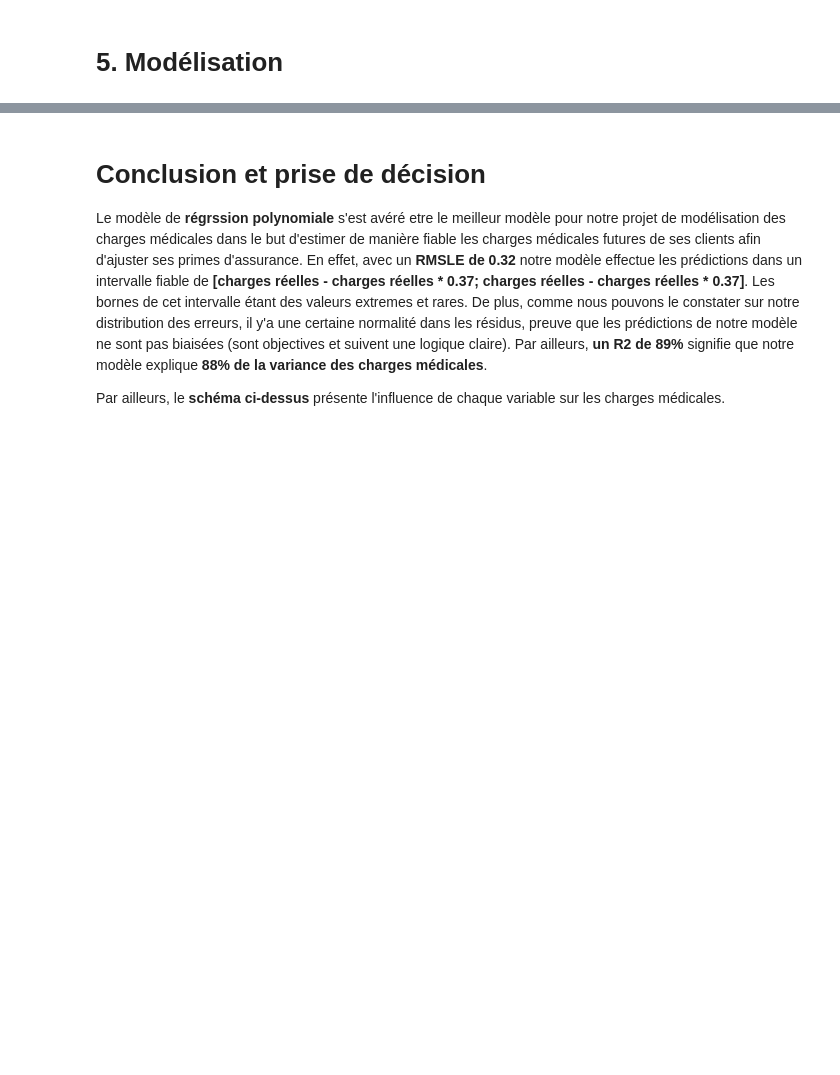
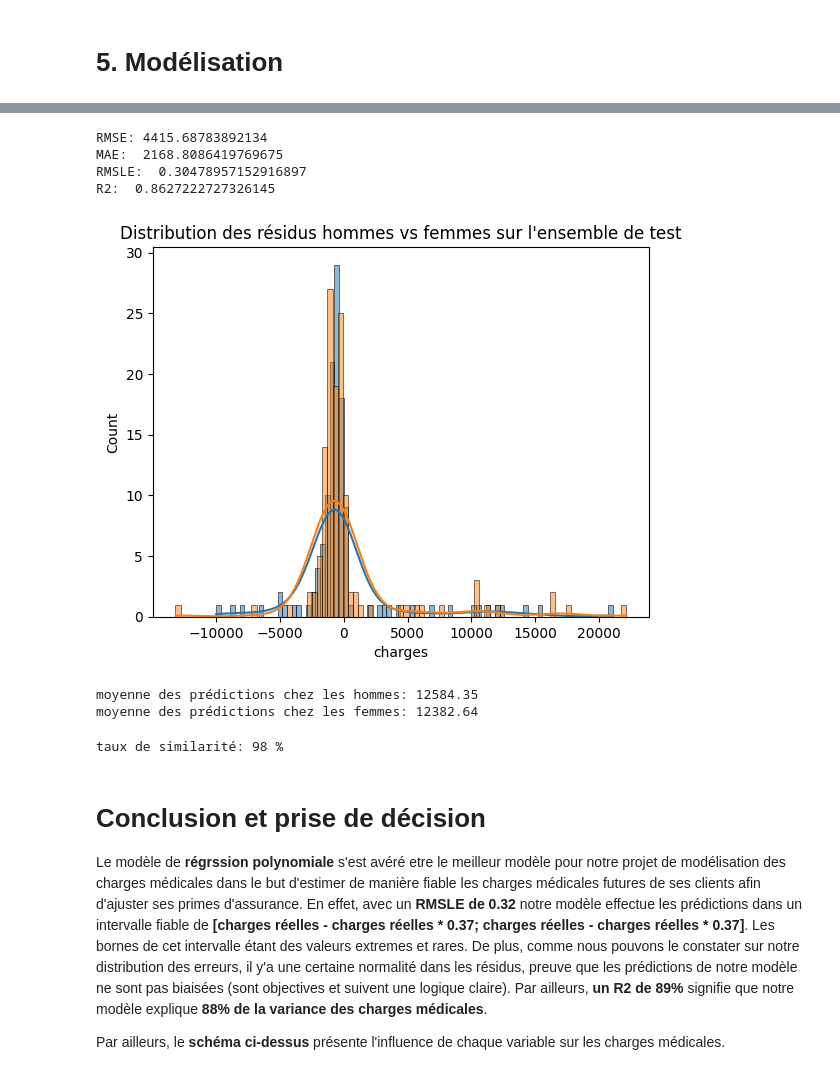
Before and after one commit to StephaneBella/MedicalExpensesEstimation, a Jupyter notebook: notebooks/02_Medical_expenses_Preprocessing&modeling.ipynb, the cells around one changed output, grey strips where cells are left out. Drawn from its saved outputs; the diff is of its cells as text; code cells hidden in the pictures; blank space fills up the shorter version.

```diff
--- a/notebooks/02_Medical_expenses_Preprocessing&modeling.ipynb
+++ b/notebooks/02_Medical_expenses_Preprocessing&modeling.ipynb
@@ -198,0 +258,2 @@ Passing `palette` without assigning `hue` is deprecated and will be removed in v
+# %%
+femmes_x_test, femmes_y_test = preprocessing(femmes)
@@ -199,3 +280,49 @@ Passing `palette` without assigning `hue` is deprecated and will be removed in v
+# %%
+# calcul des métriques par sexe
+log_pred_f = PR.predict(femmes_x_test)
+
+pred_f = np.exp(log_pred_f)
+
+rmse = root_mean_squared_error(femmes_y_test, pred_f)
+mae = mean_absolute_error(femmes_y_test, pred_f)
+rmsle = root_mean_squared_log_error(femmes_y_test, pred_f)
+r2 = r2_score(femmes_y_test, pred_f)
+
+print(f'RMSE: {rmse}')
+print(f'MAE:  {mae}')
+print(f'RMSLE:  {rmsle}')
+print(f'R2:  {r2}')
+# %% [output]
+RMSE: 4415.68783892134
+MAE:  2168.8086419769675
+RMSLE:  0.30478957152916897
+R2:  0.8627222727326145
+# %%
+residus_hommes = (hommes_y_test - pred_h)
+residus_femmes = (femmes_y_test - pred_f)
+# %%
+plt.figure()
+sns.histplot(residus_hommes, kde=True)
+sns.histplot(residus_femmes, kde=True)
+plt.title("Distribution des résidus hommes vs femmes sur l'ensemble de test")
+plt.show()
+# %% [output]
+[figure, added]
+# %%
+# comparaison des moyennes des prédictions
+moy_h = pred_h.mean(axis=0)
+moy_f = pred_f.mean(axis=0)
+print(f"moyenne des prédictions chez les hommes: {moy_h:.2f}")
+print(f"moyenne des prédictions chez les femmes: {moy_f:.2f}")
+# %% [output]
+moyenne des prédictions chez les hommes: 12584.35
+moyenne des prédictions chez les femmes: 12382.64
+# %%
+# pourcentage de similarité
+taux = ((moy_f / moy_h) * 100)
+print(f"taux de similarité: {taux:.0f} %")
+# %% [output]
+taux de similarité: 98 %
 # %% [markdown]
 # Conclusion et prise de décision
 
```
Also changed, not shown: parts of 24 cells of this notebook, 12 other files.
